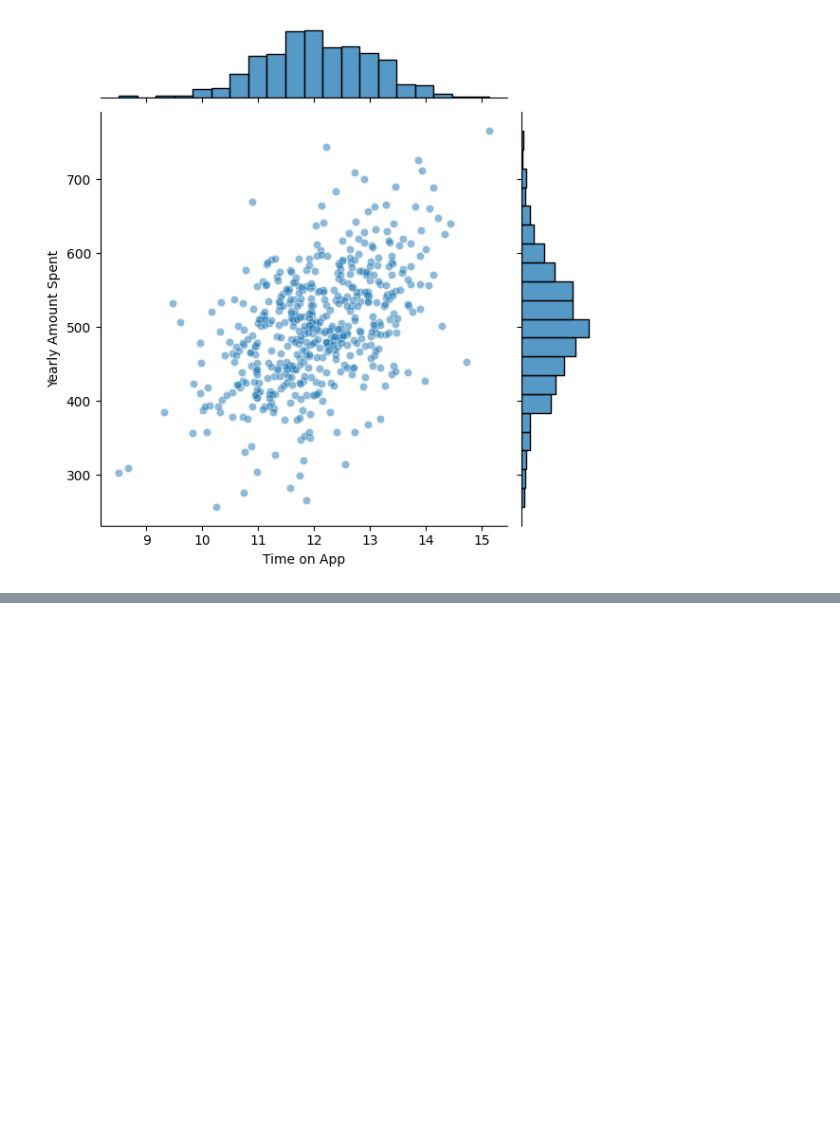
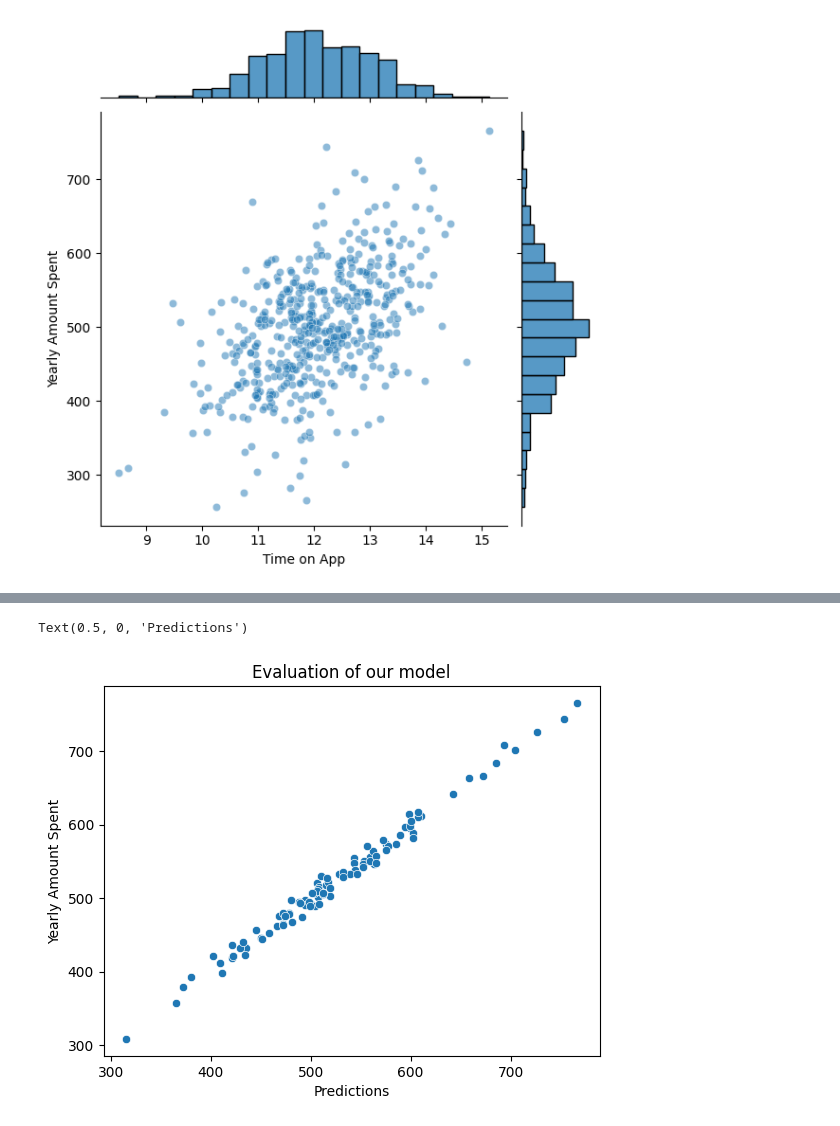
Before and after one commit to Kulwinder-Kumar-098/PRACTICE, a Jupyter notebook: practice3.ipynb, the cells around one changed output, grey strips where cells are left out. Cells and saved outputs as stored; diff of their text form; code cells hidden in the pictures; blank space fills up the shorter version.

Commit message:
completed linear regression practical project and implement eda , evaluation etc.

```diff
--- a/practice3.ipynb
+++ b/practice3.ipynb
@@ -78,0 +101,5 @@ sns.jointplot(x='Time on App',y='Yearly Amount Spent',data=df,alpha=0.5)
+# %%
+X=df[['Avg. Session Length','Time on App','Time on Website','Length of Membership']]
+y=df['Yearly Amount Spent']
+# %%
+X_train,X_test,y_train,y_test=train_test_split(X,y,test_size=0.2,random_state=10)
@@ -78,0 +121,4 @@ sns.jointplot(x='Time on App',y='Yearly Amount Spent',data=df,alpha=0.5)
+# %%
+from sklearn.linear_model import LinearRegression
+lr=LinearRegression()
+lr.fit(X_train,y_train)
@@ -78,0 +131,3 @@ sns.jointplot(x='Time on App',y='Yearly Amount Spent',data=df,alpha=0.5)
+# %%
+predictions=lr.predict(X_test)
+predictions
@@ -78,0 +152,7 @@ sns.jointplot(x='Time on App',y='Yearly Amount Spent',data=df,alpha=0.5)
+# %%
+sns.scatterplot(x=predictions, y=y_test)
+plt.title('Evaluation of our model')
+plt.xlabel('Predictions')
+# %% [output]
+Text(0.5, 0, 'Predictions')
+[figure, added]
```
Also changed, not shown: parts of 17 cells of this notebook.
